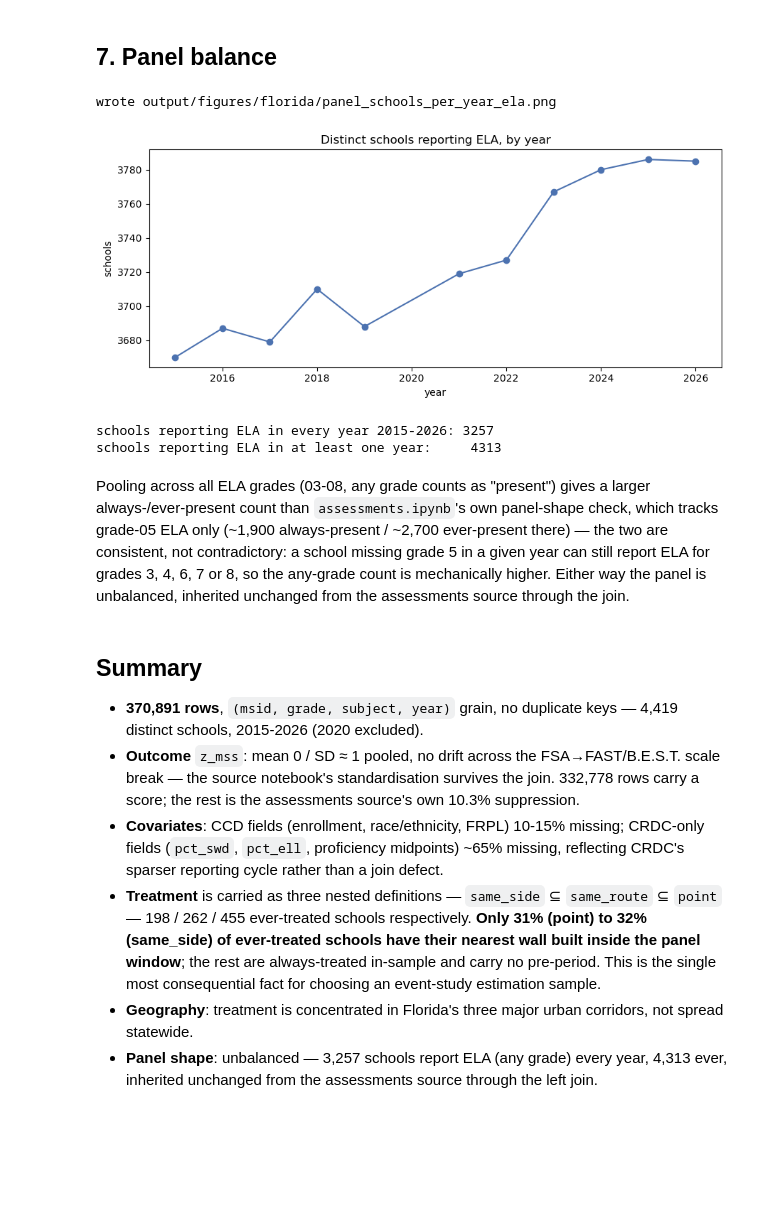
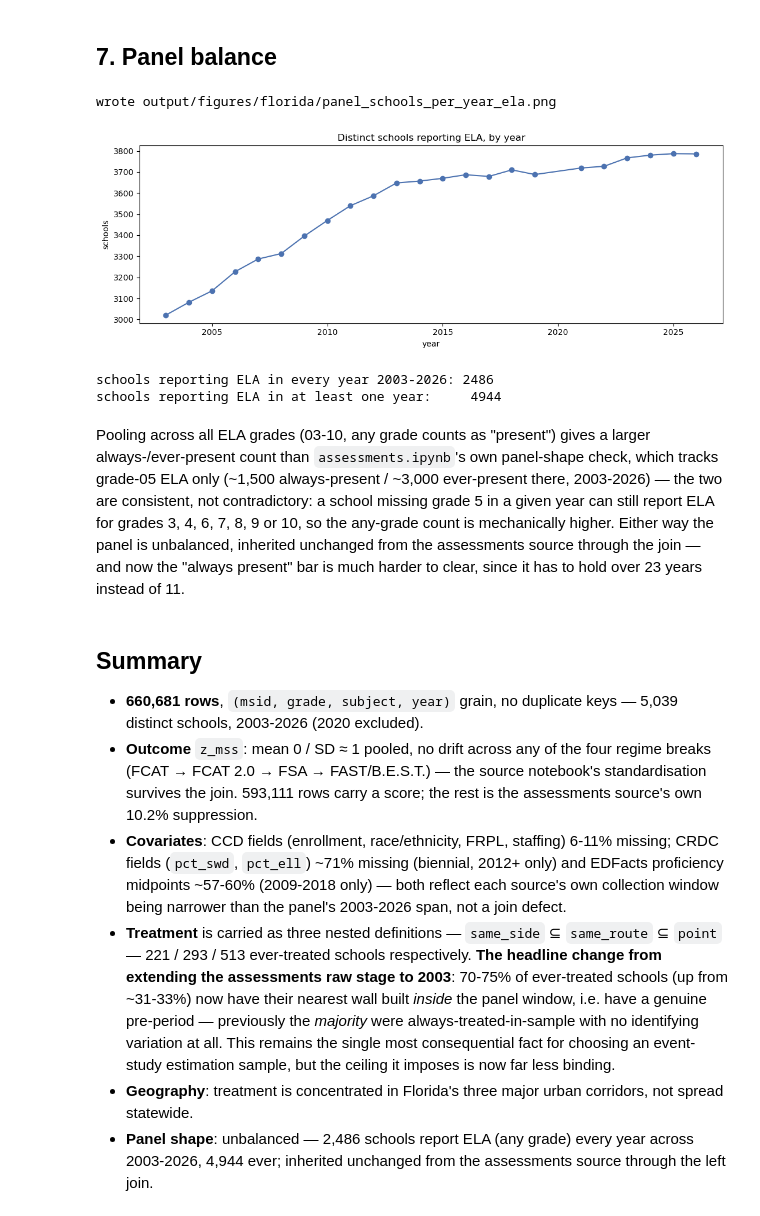
Before and after one commit to felixschulz385/noise-pollution, a Jupyter notebook: output/notebooks/florida/descriptive_statistics.ipynb, the cells around one changed output. Saved outputs shown, nothing was run; the diff lists cells and outputs as text; code cells hidden in the pictures; blank space fills up the shorter version.

Commit message:
docs: re-run the Florida event-study panel and refresh descriptive_statistics.ipynb (counts, covariate coverage, treatment-timing figures) against the expanded 2003-2026 assessments panel

```diff
--- a/output/notebooks/florida/descriptive_statistics.ipynb
+++ b/output/notebooks/florida/descriptive_statistics.ipynb
@@ -358,46 +374,60 @@ geographically clustered too.
 # %%
 ela = panel[panel["subject_label"] == "English Language Arts"]
 schools_per_year = ela.groupby("year")["msid"].nunique()
 
-fig, ax = plt.subplots(figsize=(9, 4))
+fig, ax = plt.subplots(figsize=(11, 4))
 schools_per_year.plot(ax=ax, marker="o", color="#4c72b0")
 ax.set_title("Distinct schools reporting ELA, by year")
 ax.set_xlabel("year")
 ax.set_ylabel("schools")
 fig.tight_layout()
 savefig(fig, "panel_schools_per_year_ela.png")
 plt.show()
 
-always_present = set(ela.loc[ela["year"] == 2015, "msid"])
+first_year = int(ela["year"].min())
+always_present = set(ela.loc[ela["year"] == first_year, "msid"])
 for y in sorted(ela["year"].unique()):
     always_present &= set(ela.loc[ela["year"] == y, "msid"])
 ever_present = ela["msid"].unique()
-print(f"schools reporting ELA in every year 2015-2026: {len(always_present)}")
+print(f"schools reporting ELA in every year {first_year}-2026: {len(always_present)}")
 print(f"schools reporting ELA in at least one year:     {len(ever_present)}")
 # %% [output]
 wrote output/figures/florida/panel_schools_per_year_ela.png
-[figure, old version]
+[figure, new version]
-schools reporting ELA in every year 2015-2026: 3257
-schools reporting ELA in at least one year:     4313
+schools reporting ELA in every year 2003-2026: 2486
+schools reporting ELA in at least one year:     4944
 # %% [markdown]
-Pooling across all ELA grades (03-08, any grade counts as "present") gives a larger always-/ever-present count than `assessments.ipynb`'s own panel-shape check, which tracks grade-05 ELA only (~1,900 always-present / ~2,700 ever-present there) — the two are consistent, not contradictory: a school missing grade 5 in a given year can still report ELA for grades 3, 4, 6, 7 or 8, so the any-grade count is mechanically higher. Either way the panel is unbalanced, inherited unchanged from the assessments source through the join.
+Pooling across all ELA grades (03-10, any grade counts as "present") gives a larger
+always-/ever-present count than `assessments.ipynb`'s own panel-shape check, which tracks
+grade-05 ELA only (~1,500 always-present / ~3,000 ever-present there, 2003-2026) — the two
+are consistent, not contradictory: a school missing grade 5 in a given year can still
+report ELA for grades 3, 4, 6, 7, 8, 9 or 10, so the any-grade count is mechanically
+higher. Either way the panel is unbalanced, inherited unchanged from the assessments
+source through the join — and now the "always present" bar is much harder to clear, since
+it has to hold over 23 years instead of 11.
 # %% [markdown]
 ## Summary
 
-- **370,891 rows**, `(msid, grade, subject, year)` grain, no duplicate keys — 4,419
-  distinct schools, 2015-2026 (2020 excluded).
-- **Outcome** `z_mss`: mean 0 / SD ≈ 1 pooled, no drift across the FSA→FAST/B.E.S.T. scale
-  break — the source notebook's standardisation survives the join. 332,778 rows carry a
-  score; the rest is the assessments source's own 10.3% suppression.
-- **Covariates**: CCD fields (enrollment, race/ethnicity, FRPL) 10-15% missing; CRDC-only
-  fields (`pct_swd`, `pct_ell`, proficiency midpoints) ~65% missing, reflecting CRDC's
-  sparser reporting cycle rather than a join defect.
+- **660,681 rows**, `(msid, grade, subject, year)` grain, no duplicate keys — 5,039
+  distinct schools, 2003-2026 (2020 excluded).
+- **Outcome** `z_mss`: mean 0 / SD ≈ 1 pooled, no drift across any of the four
+  regime breaks (FCAT → FCAT 2.0 → FSA → FAST/B.E.S.T.) — the source notebook's
+  standardisation survives the join. 593,111 rows carry a score; the rest is the
+  assessments source's own 10.2% suppression.
+- **Covariates**: CCD fields (enrollment, race/ethnicity, FRPL, staffing) 6-11% missing;
+  CRDC fields (`pct_swd`, `pct_ell`) ~71% missing (biennial, 2012+ only) and EDFacts
+  proficiency midpoints ~57-60% (2009-2018 only) — both reflect each source's own
+  collection window being narrower than the panel's 2003-2026 span, not a join defect.
 - **Treatment** is carried as three nested definitions — `same_side` ⊆ `same_route` ⊆
-  `point` — 198 / 262 / 455 ever-treated schools respectively. **Only 31% (point) to 32%
-  (same_side) of ever-treated schools have their nearest wall built inside the panel
-  window**; the rest are always-treated in-sample and carry no pre-period. This is the
-  single most consequential fact for choosing an event-study estimation sample.
+  `point` — 221 / 293 / 513 ever-treated schools respectively.
+  **The headline change from extending the assessments raw stage to 2003**: 70-75% of
+  ever-treated schools (up from ~31-33%) now have their nearest wall built *inside* the
+  panel window, i.e. have a genuine pre-period — previously the *majority* were
+  always-treated-in-sample with no identifying variation at all. This remains the single
+  most consequential fact for choosing an event-study estimation sample, but the ceiling
+  it imposes is now far less binding.
 - **Geography**: treatment is concentrated in Florida's three major urban corridors, not
   spread statewide.
-- **Panel shape**: unbalanced — 3,257 schools report ELA (any grade) every year,
-  4,313 ever, inherited unchanged from the assessments source through the left join.
+- **Panel shape**: unbalanced — 2,486 schools report ELA (any grade) every year across
+  2003-2026, 4,944 ever; inherited unchanged from the assessments source through the left
+  join.
```
Also changed, not shown: parts of 16 cells of this notebook, 6 other files.
